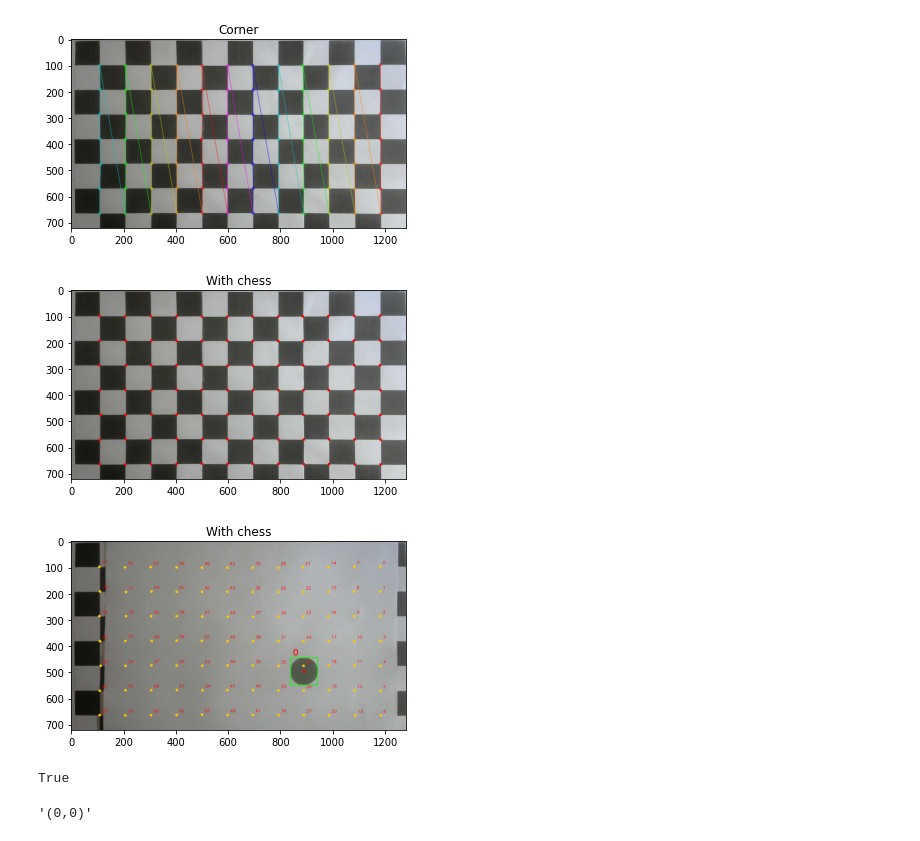
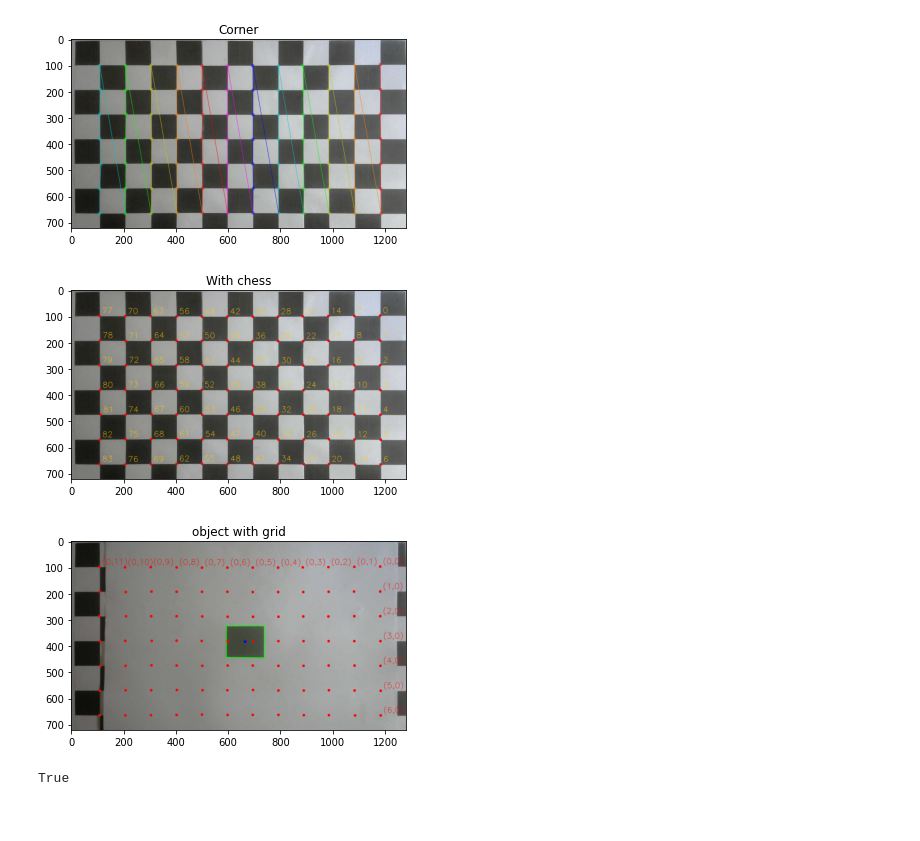
Before and after one commit to anh147/2D_Object, a Jupyter notebook: lego-set-object-recognition-example.ipynb, the cells around one changed output. Cells and saved outputs as stored; diff of their text form; code cells hidden in the pictures.

```diff
--- a/lego-set-object-recognition-example.ipynb
+++ b/lego-set-object-recognition-example.ipynb
@@ -35,7 +35,7 @@ def previewImg(text,img_preview,grayscale=False):
 Let's load the starting point.  The example image and it's background.
 # %%
 #load the example.  It is a white piece, the most difficult to detect!
-img_example=cv2.imread('image4/13.jpg')
+img_example=cv2.imread('image4/11.jpg')
 
 #load a background, so we can extract it and make it easy to detect the object.
 img_bg=cv2.imread('image4/10.jpg')
@@ -221,17 +221,23 @@ To achieve this, use OpenCV bounding rectangle function.
 # Display a Bounding Rectangle
 img_withrectangle=img_example.copy()
 count = 0
+
+#ma trận tâm các vật
+center = [0, 0]
 for i in validcontours:
+    center_obj = []
+    x,y,w,h = cv2.boundingRect(arr_cnt[i])
+    center_obj = [x+w/2, y+h/2]
+    center = [center, [x+w/2, y+h/2]]
 
-    x,y,w,h = cv2.boundingRect(arr_cnt[i])
     cv2.rectangle(img_withrectangle,(x,y),(x+w,y+h),(0,255,0),2)
     # previewImg('Bounding Rectangle',img_withrectangle)
     #Draw center rectangle
-    img_withrectangle = cv2.circle(img_withrectangle, (int(x+w/2), int(y+h/2)), radius=0, color=(0, 0, 255), thickness=10)
+    img_withrectangle = cv2.circle(img_withrectangle, (int(x+w/2), int(y+h/2)), radius=0, color=(255, 0, 0), thickness=10)
 
-
-    image = cv2.putText(img_withrectangle, str(count), (x + 10, y-10), cv2.FONT_HERSHEY_SIMPLEX, 1,
-                 (0, 0, 255), 2, cv2.LINE_AA, False)
+    #ID object
+    # image = cv2.putText(img_withrectangle, str(count), (x + 10, y-10), cv2.FONT_HERSHEY_SIMPLEX, 1,
+    #              (0, 0, 255), 2, cv2.LINE_AA, False)
 
 
 
@@ -280,27 +290,23 @@ for idx, fname in enumerate(images):
 [figure]
 # %%
 for i in range (0, boardHeight*boardWidth):
-    image = cv2.circle(img_withrectangle, (int(imgpoints[0][i][0][0]), int(imgpoints[0][i][0][1])), radius=0, color=(0, 200, 255), thickness=10)
+    image = cv2.circle(img_withrectangle, (int(imgpoints[0][i][0][0]), int(imgpoints[0][i][0][1])), radius=0, color=(0, 0, 255), thickness=10)
+    imachess_cornerge = cv2.putText(chess, str(i), (int(imgpoints[0][i][0][0]) + 10, int(imgpoints[0][i][0][1])-10), cv2.FONT_HERSHEY_SIMPLEX, 1,
+                 (0, 200, 255), 1, cv2.LINE_AA, False)
+    chess_corner  = cv2.circle(chess, (int(imgpoints[0][i][0][0]), int(imgpoints[0][i][0][1])), radius=0, color=(0, 0, 255), thickness=10)
+    if (i%7 ==0) or (i< 7):
+        text = '(' + str(int(objpoints[0][i][0])) +','+ str(int(objpoints[0][i][1])) + ')'
 
-    chess_corner  = cv2.circle(chess, (int(imgpoints[0][i][0][0]), int(imgpoints[0][i][0][1])), radius=0, color=(0, 0, 255), thickness=10)
-    text = '(' + str(int(objpoints[0][i][0])) +','+ str(int(objpoints[0][i][1])) + ')'
-    image = cv2.putText(image,str(i), (int(imgpoints[0][i][0][0]) + 10, int(imgpoints[0][i][0][1])-10), cv2.FONT_HERSHEY_SIMPLEX, 0.5,
+        image = cv2.putText(image, text, (int(imgpoints[0][i][0][0]) + 10, int(imgpoints[0][i][0][1])-10), cv2.FONT_HERSHEY_SIMPLEX, 1,
                  (0, 0, 255), 1, cv2.LINE_AA, False)
     # print("index corner: ", i)
 # test_point = [850, 350]
 # chess_corner  = cv2.circle(image, (test_point[0], test_point[1]), radius=0, color=(0, 150, 255), thickness=10)
 previewImg("With chess", chess_corner)
 cv2.imwrite('image4/result_chess.jpg', chess_corner)
-previewImg("With chess", image)
+previewImg("object with grid", image)
 cv2.imwrite('image4/result.jpg', image)
 # %% [output]
-[figure, old version]
+[figure, new version]
-[figure, old version]
+[figure, new version]
 True
-# %%
-#Tìm tọa độ vật so với hệ tọa độ bàn cờ
-objpoints
-
-'(' + str(int(objpoints[0][0][0])) +','+ str(int(objpoints[0][0][1])) + ')'
-# %% [output]
-'(0,0)'
```
Also changed, not shown: parts of 20 cells of this notebook, 5 other files.
